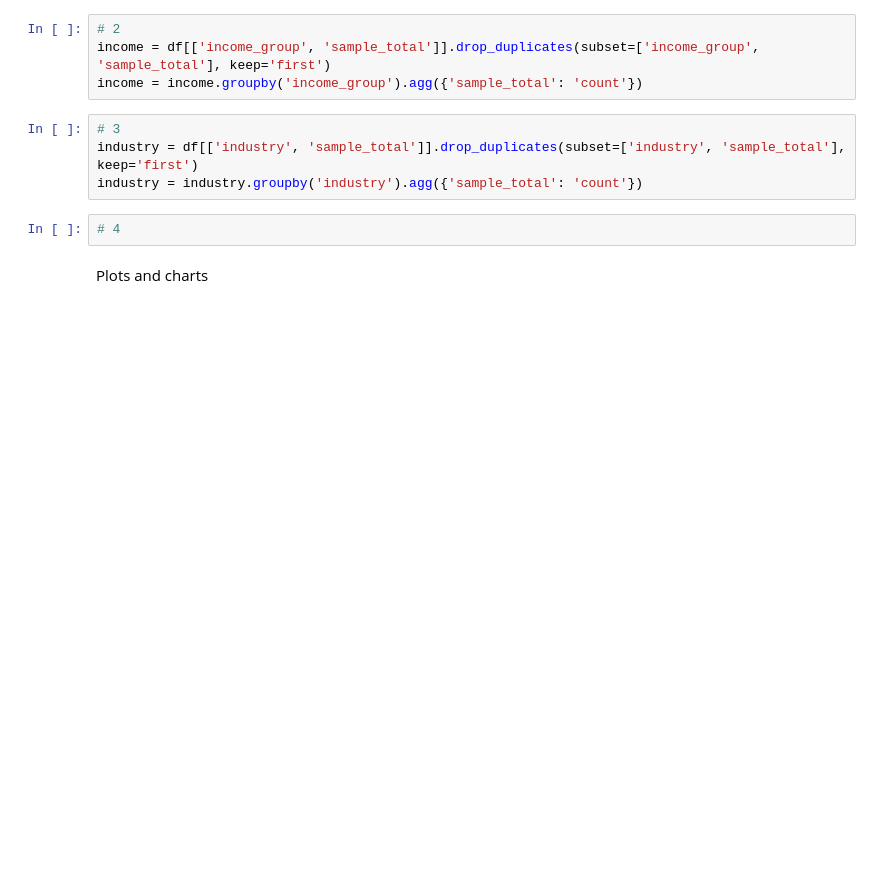
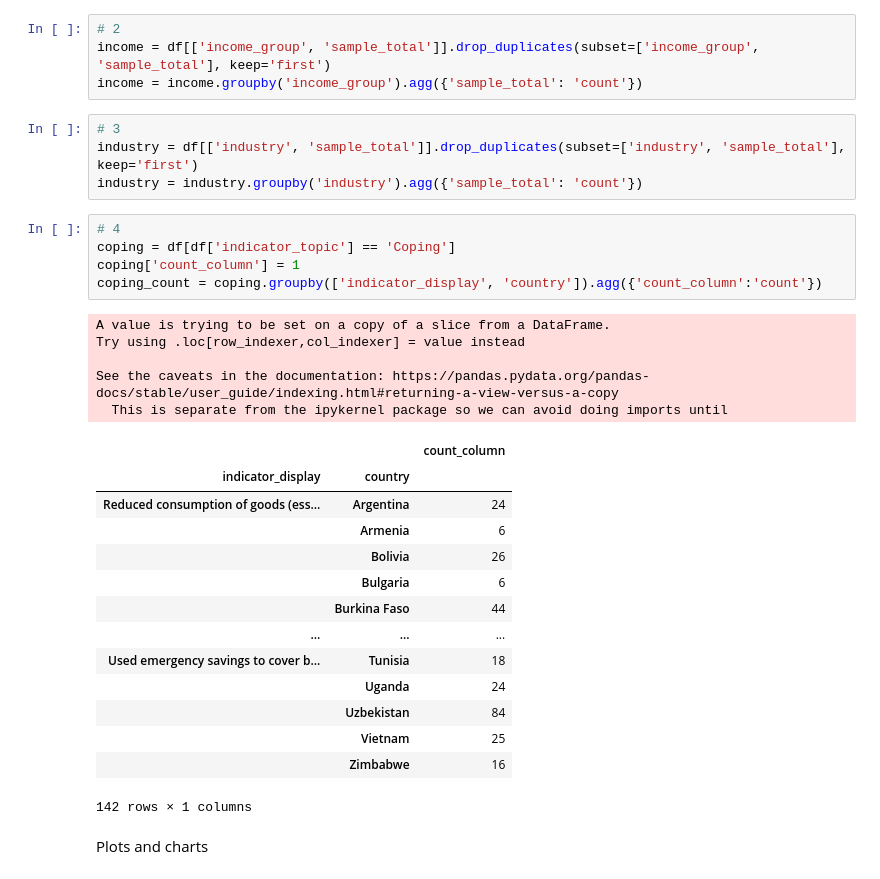
Before and after one commit to asrospie/covid_housing_eda, a Jupyter notebook: DSE_6000_Final_Project.ipynb, the cells around one changed output. Saved outputs shown, nothing was run; the diff lists cells and outputs as text; blank space fills up the shorter version.

```diff
--- a/DSE_6000_Final_Project.ipynb
+++ b/DSE_6000_Final_Project.ipynb
@@ -29,8 +29,31 @@ income = income.groupby('income_group').agg({'sample_total': 'count'})
 # 3
 industry = df[['industry', 'sample_total']].drop_duplicates(subset=['industry', 'sample_total'], keep='first')
 industry = industry.groupby('industry').agg({'sample_total': 'count'})
-# %%
-# 4
+# %%
+# 4
+coping = df[df['indicator_topic'] == 'Coping']
+coping['count_column'] = 1
+coping_count = coping.groupby(['indicator_display', 'country']).agg({'count_column':'count'})
+# %% [output]
+A value is trying to be set on a copy of a slice from a DataFrame.
+Try using .loc[row_indexer,col_indexer] = value instead
+
+See the caveats in the documentation: https://pandas.pydata.org/pandas-docs/stable/user_guide/indexing.html#returning-a-view-versus-a-copy
+  This is separate from the ipykernel package so we can avoid doing imports until
+|  |  | count_column |
+| indicator_display | country |  |
+| Reduced consumption of goods (ess... | Argentina | 24 |
+|  | Armenia | 6 |
+|  | Bolivia | 26 |
+|  | Bulgaria | 6 |
+|  | Burkina Faso | 44 |
+| ... | ... | ... |
+| Used emergency savings to cover b... | Tunisia | 18 |
+|  | Uganda | 24 |
+|  | Uzbekistan | 84 |
+|  | Vietnam | 25 |
+|  | Zimbabwe | 16 |
+142 rows × 1 columns
 # %% [markdown]
 Plots and charts
 # %%
```
